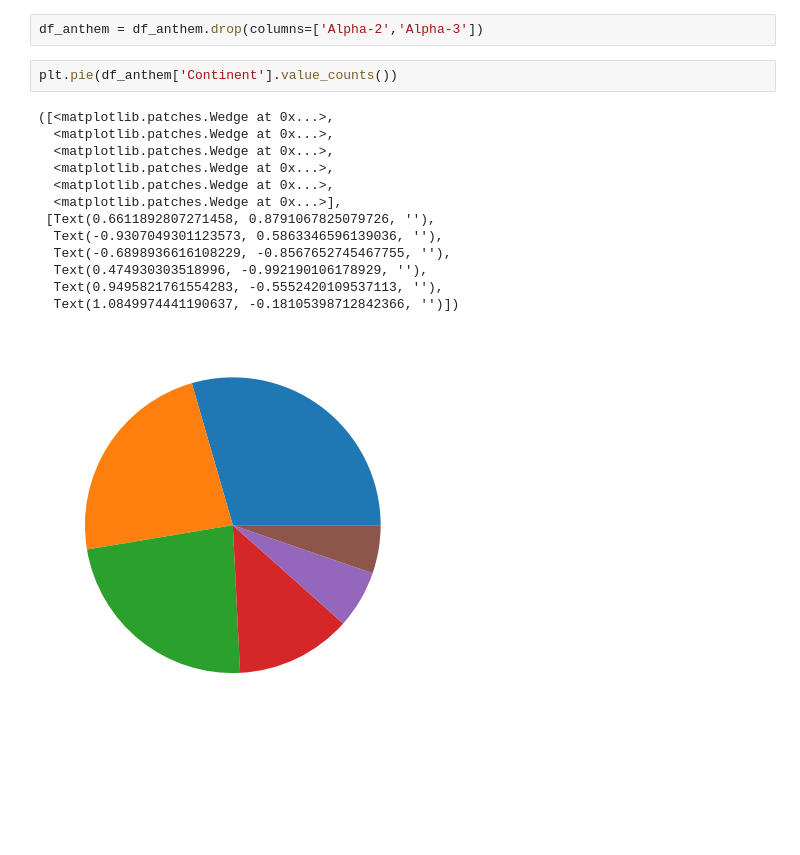
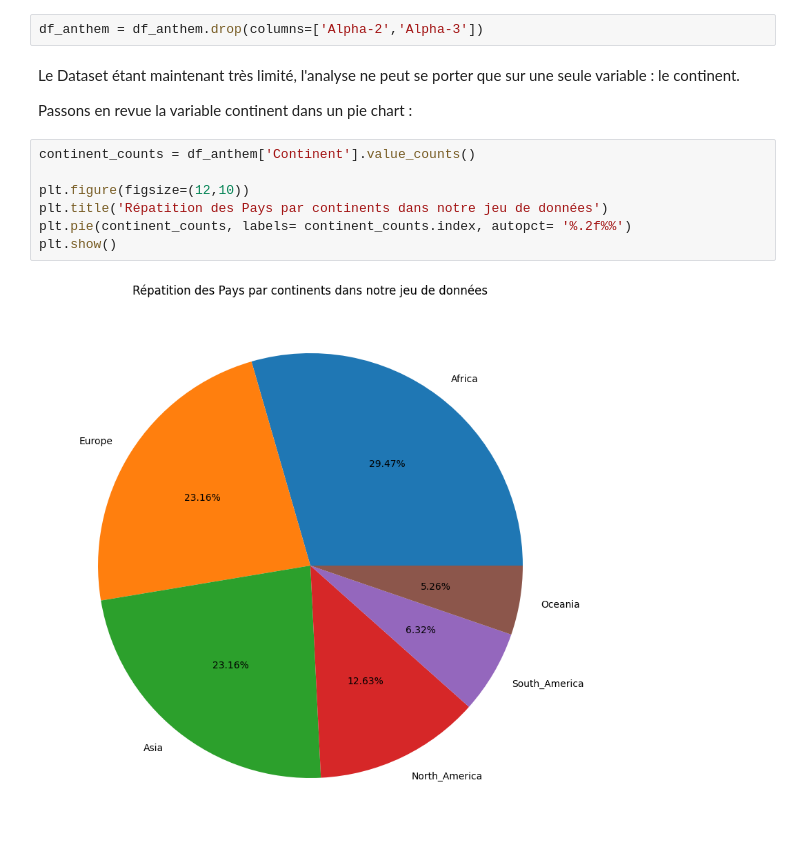
Before and after one commit to Furatus/4MLUP_Anthem, a Jupyter notebook: 4MLUP.ipynb, the cells around one changed output. Cells and saved outputs as stored; diff of their text form; blank space fills up the shorter version.

```diff
--- a/4MLUP.ipynb
+++ b/4MLUP.ipynb
@@ -69,19 +69,16 @@ La Namibie n'a pas de code alpha-2 dans ce dataset (Officillement, c'est "NA").
 > Mais ce n'est pas grave, car les variables Alpha-2 et Alpha-3 ne nous intéresseront pas dans notre apprentissage ni dans notre analyse, nous allons donc les supprimer pour ne pas parasiter le clustering
 # %%
 df_anthem = df_anthem.drop(columns=['Alpha-2','Alpha-3'])
-# %%
-plt.pie(df_anthem['Continent'].value_counts())
-# %% [output]
-([<matplotlib.patches.Wedge at 0x...>,
-  <matplotlib.patches.Wedge at 0x...>,
-  <matplotlib.patches.Wedge at 0x...>,
-  <matplotlib.patches.Wedge at 0x...>,
-  <matplotlib.patches.Wedge at 0x...>,
-  <matplotlib.patches.Wedge at 0x...>],
- [Text(0.6611892807271458, 0.8791067825079726, ''),
-  Text(-0.9307049301123573, 0.5863346596139036, ''),
-  Text(-0.6898936616108229, -0.8567652745467755, ''),
-  Text(0.474930303518996, -0.992190106178929, ''),
-  Text(0.9495821761554283, -0.5552420109537113, ''),
-  Text(1.0849974441190637, -0.18105398712842366, '')])
-[figure, removed]
+# %% [markdown]
+Le Dataset étant maintenant très limité, l'analyse ne peut se porter que sur une seule variable : le continent.
+
+Passons en revue la variable continent dans un pie chart :
+# %%
+continent_counts = df_anthem['Continent'].value_counts()
+
+plt.figure(figsize=(12,10))
+plt.title('Répatition des Pays par continents dans notre jeu de données')
+plt.pie(continent_counts, labels= continent_counts.index, autopct= '%.2f%%')
+plt.show()
+# %% [output]
+[figure, added]
```
Also changed, not shown: parts of 3 cells of this notebook.
